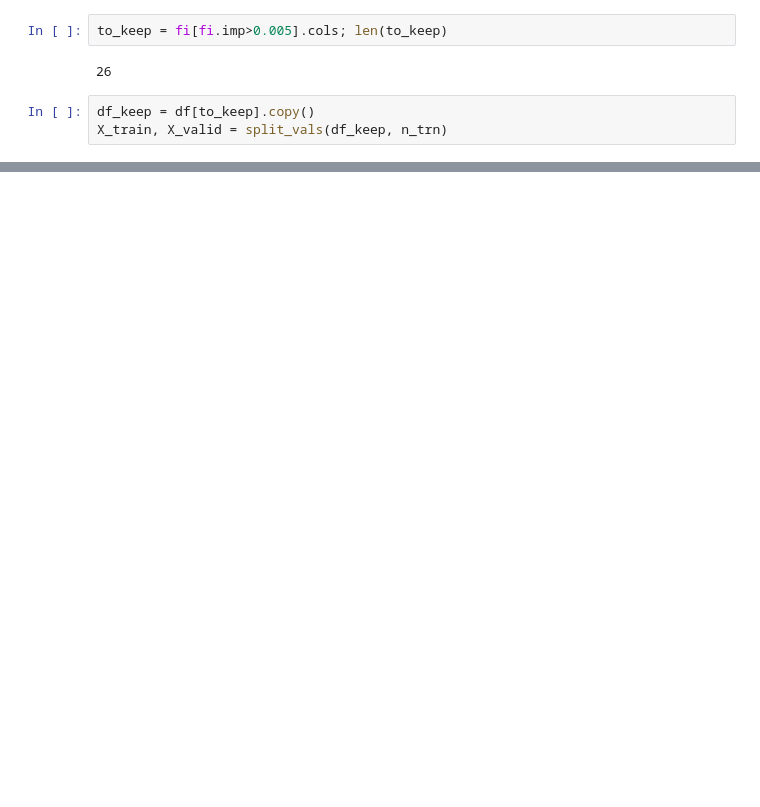
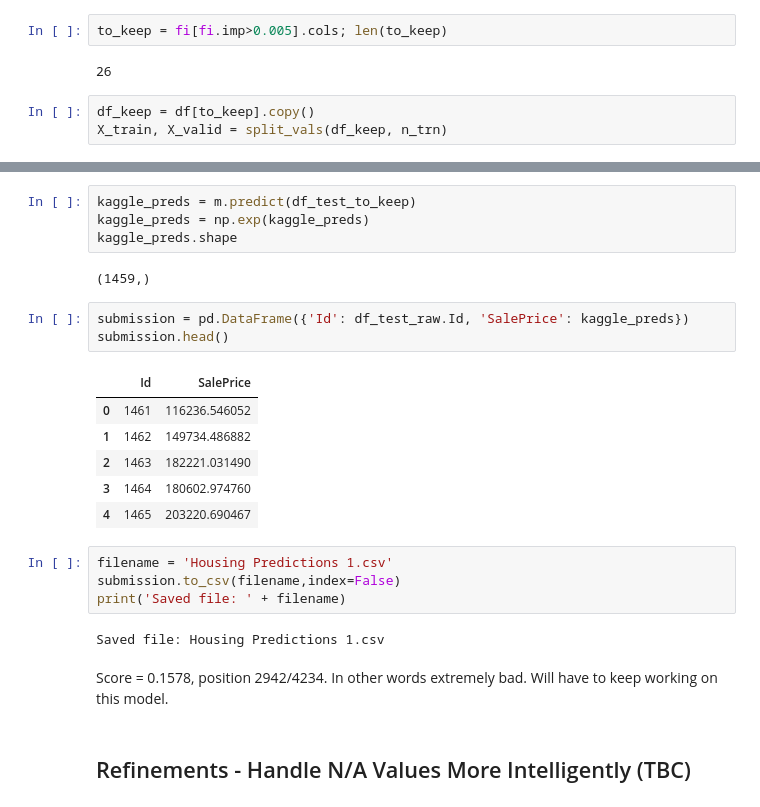
Before and after one commit to samC3/mediumai, a Jupyter notebook: kaggle/house-price/tristan/house_prices.ipynb, the cells around one changed output, grey strips where cells are left out. Cells and saved outputs as stored; diff of their text form; blank space fills up the shorter version.

Commit message:
First submission to kaggle.

```diff
--- a/kaggle/house-price/tristan/house_prices.ipynb
+++ b/kaggle/house-price/tristan/house_prices.ipynb
@@ -362,0 +500,26 @@ fi[:30].plot('cols', 'imp', 'barh', figsize = (12,10), legend = False, color='g'
+# %%
+kaggle_preds = m.predict(df_test_to_keep)
+kaggle_preds = np.exp(kaggle_preds)
+kaggle_preds.shape
+# %% [output]
+(1459,)
+# %%
+submission = pd.DataFrame({'Id': df_test_raw.Id, 'SalePrice': kaggle_preds})
+submission.head()
+# %% [output]
+|  | Id | SalePrice |
+| 0 | 1461 | 116236.546052 |
+| 1 | 1462 | 149734.486882 |
+| 2 | 1463 | 182221.031490 |
+| 3 | 1464 | 180602.974760 |
+| 4 | 1465 | 203220.690467 |
+# %%
+filename = 'Housing Predictions 1.csv'
+submission.to_csv(filename,index=False)
+print('Saved file: ' + filename)
+# %% [output]
+Saved file: Housing Predictions 1.csv
+# %% [markdown]
+Score = 0.1578, position 2942/4234. In other words extremely bad. Will have to keep working on this model.
+# %% [markdown]
+## Refinements - Handle N/A Values More Intelligently (TBC)
```
Also changed, not shown: parts of 39 cells of this notebook.
